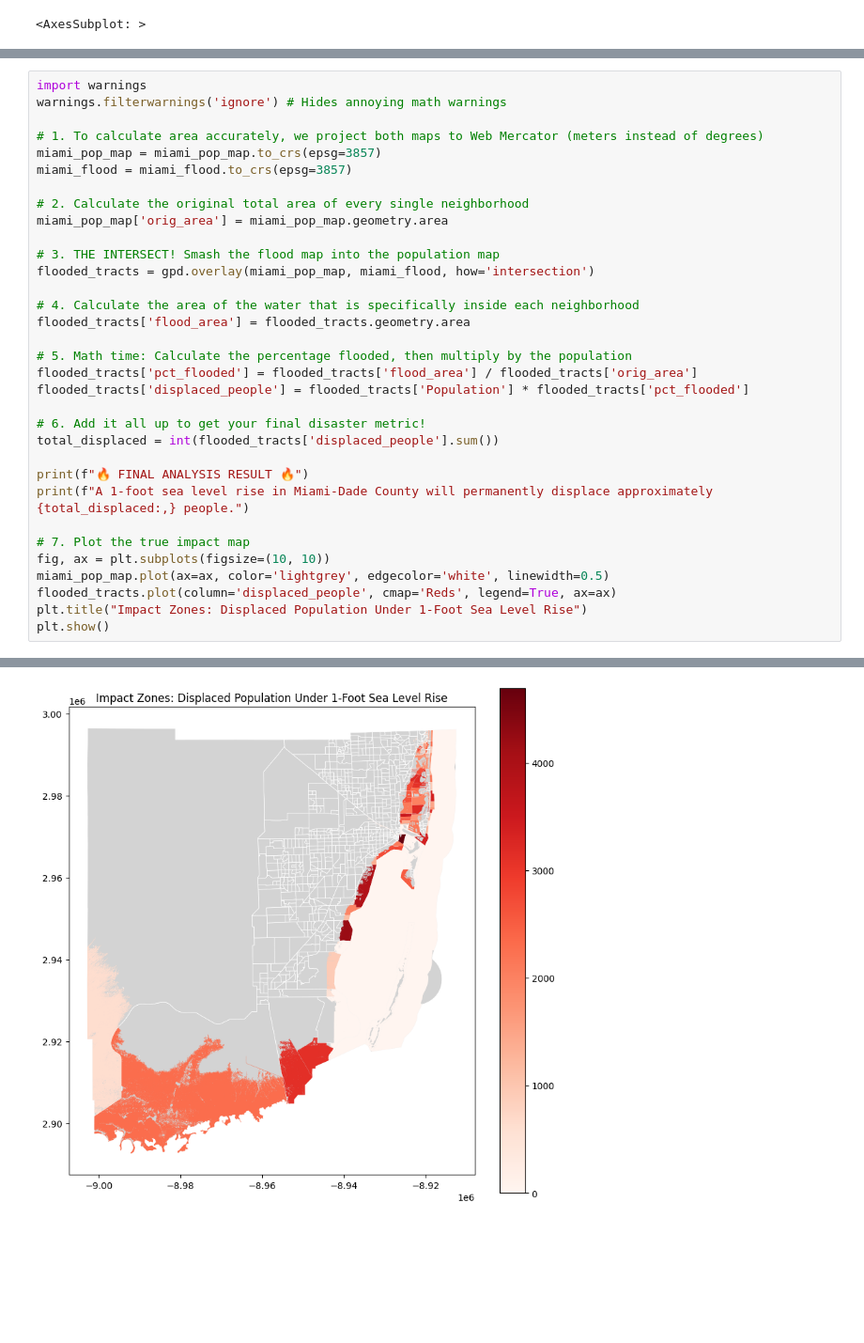
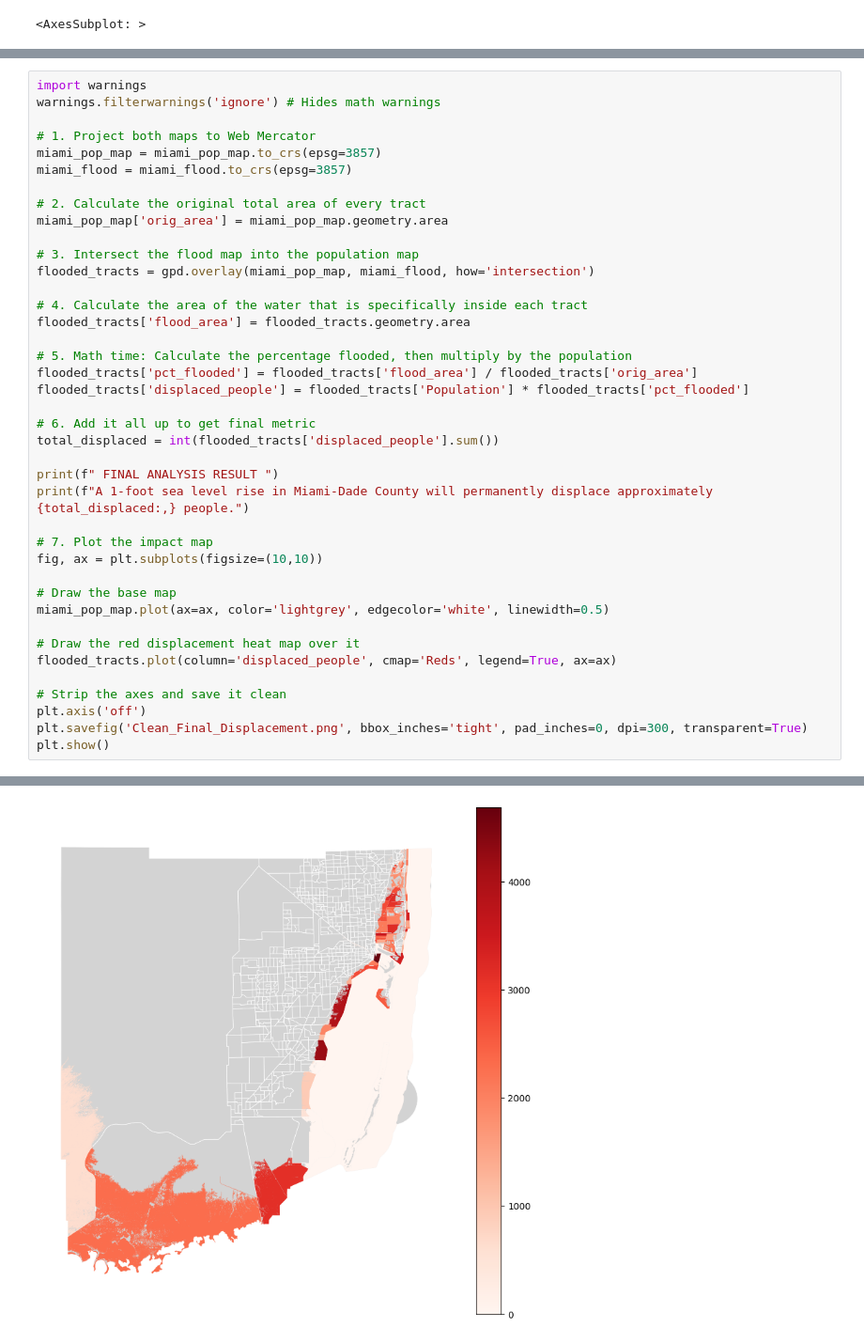
Before and after one commit to 25ggianforte/Basic-GitHub-Repository, a Jupyter notebook: code/CODE.ipynb, the cells around one changed output, grey strips where cells are left out. Shown at 94% size. Drawn from its saved outputs; the diff is of its cells as text; blank space fills up the shorter version.

```diff
--- a/code/CODE.ipynb
+++ b/code/CODE.ipynb
@@ -184,35 +188,42 @@ Pulling population data from the Census API...
 [figure]
 # %%
 import warnings
-warnings.filterwarnings('ignore') # Hides annoying math warnings
+warnings.filterwarnings('ignore') # Hides math warnings
 
-# 1. To calculate area accurately, we project both maps to Web Mercator (meters instead of degrees)
+# 1. Project both maps to Web Mercator
 miami_pop_map = miami_pop_map.to_crs(epsg=3857)
 miami_flood = miami_flood.to_crs(epsg=3857)
 
-# 2. Calculate the original total area of every single neighborhood
+# 2. Calculate the original total area of every tract
 miami_pop_map['orig_area'] = miami_pop_map.geometry.area
 
-# 3. THE INTERSECT! Smash the flood map into the population map
+# 3. Intersect the flood map into the population map
 flooded_tracts = gpd.overlay(miami_pop_map, miami_flood, how='intersection')
 
-# 4. Calculate the area of the water that is specifically inside each neighborhood
+# 4. Calculate the area of the water that is specifically inside each tract
 flooded_tracts['flood_area'] = flooded_tracts.geometry.area
 
 # 5. Math time: Calculate the percentage flooded, then multiply by the population
 flooded_tracts['pct_flooded'] = flooded_tracts['flood_area'] / flooded_tracts['orig_area']
 flooded_tracts['displaced_people'] = flooded_tracts['Population'] * flooded_tracts['pct_flooded']
 
-# 6. Add it all up to get your final disaster metric!
+# 6. Add it all up to get final metric
 total_displaced = int(flooded_tracts['displaced_people'].sum())
 
-print(f"🔥 FINAL ANALYSIS RESULT 🔥")
+print(f" FINAL ANALYSIS RESULT ")
 print(f"A 1-foot sea level rise in Miami-Dade County will permanently displace approximately {total_displaced:,} people.")
 
-# 7. Plot the true impact map
-fig, ax = plt.subplots(figsize=(10, 10))
+# 7. Plot the impact map
+fig, ax = plt.subplots(figsize=(10,10))
+
+# Draw the base map
 miami_pop_map.plot(ax=ax, color='lightgrey', edgecolor='white', linewidth=0.5)
+
+# Draw the red displacement heat map over it
 flooded_tracts.plot(column='displaced_people', cmap='Reds', legend=True, ax=ax)
-plt.title("Impact Zones: Displaced Population Under 1-Foot Sea Level Rise")
+
+# Strip the axes and save it clean
+plt.axis('off')
+plt.savefig('Clean_Final_Displacement.png', bbox_inches='tight', pad_inches=0, dpi=300, transparent=True)
 plt.show()
 # %% [output]
@@ -220,2 +231,2 @@ plt.show()
 A 1-foot sea level rise in Miami-Dade County will permanently displace approximately 135,090 people.
-[figure, old version]
+[figure, new version]
```
Also changed, not shown: parts of 11 cells of this notebook, 7 other files.
